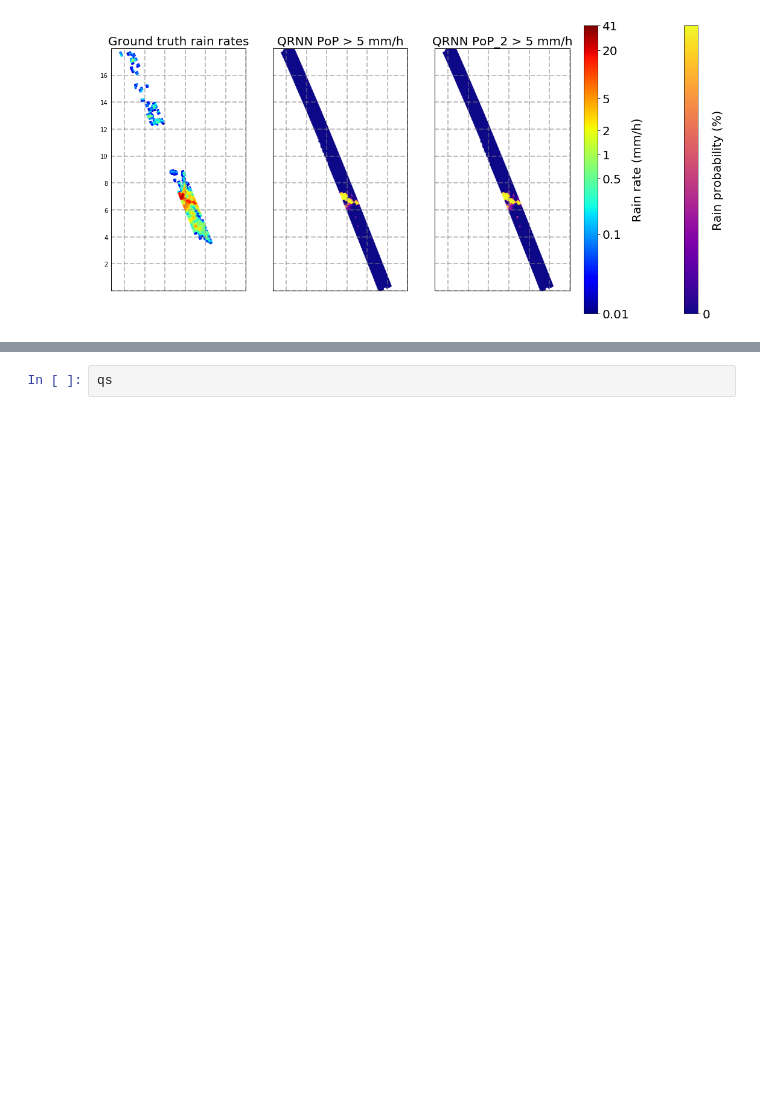
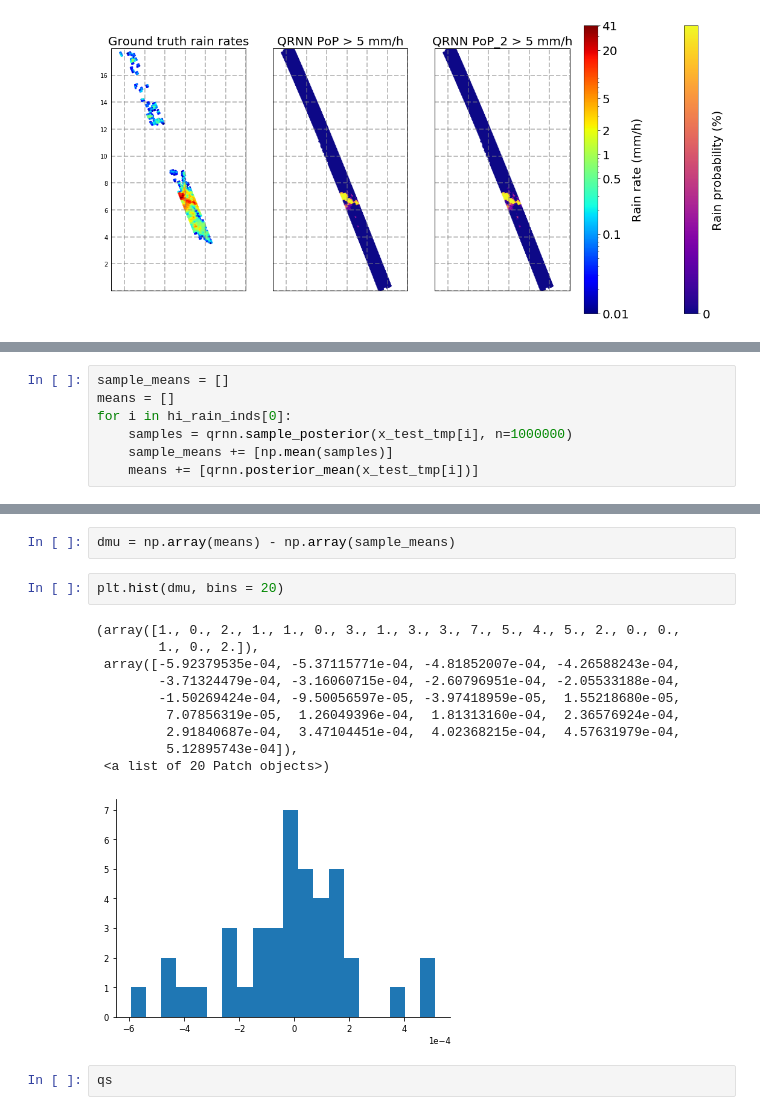
Before and after one commit to simonpf/qprof, a Jupyter notebook: notebooks/plot_test_scenes_ocean.ipynb, the cells around one changed output, grey strips where cells are left out. Cells and saved outputs as stored; diff of their text form; blank space fills up the shorter version.

```diff
--- a/notebooks/plot_test_scenes_ocean.ipynb
+++ b/notebooks/plot_test_scenes_ocean.ipynb
@@ -828,0 +857,7 @@ np.trapz?
+# %%
+sample_means = []
+means = []
+for i in hi_rain_inds[0]:
+    samples = qrnn.sample_posterior(x_test_tmp[i], n=1000000)
+    sample_means += [np.mean(samples)]
+    means += [qrnn.posterior_mean(x_test_tmp[i])]
@@ -829,3 +872,18 @@ np.trapz?
+# %%
+dmu = np.array(means) - np.array(sample_means)
+# %%
+plt.hist(dmu, bins = 20)
+# %% [output]
+(array([1., 0., 2., 1., 1., 0., 3., 1., 3., 3., 7., 5., 4., 5., 2., 0., 0.,
+        1., 0., 2.]),
+ array([-5.92379535e-04, -5.37115771e-04, -4.81852007e-04, -4.26588243e-04,
+        -3.71324479e-04, -3.16060715e-04, -2.60796951e-04, -2.05533188e-04,
+        -1.50269424e-04, -9.50056597e-05, -3.97418959e-05,  1.55218680e-05,
+         7.07856319e-05,  1.26049396e-04,  1.81313160e-04,  2.36576924e-04,
+         2.91840687e-04,  3.47104451e-04,  4.02368215e-04,  4.57631979e-04,
+         5.12895743e-04]),
+ <a list of 20 Patch objects>)
+[figure, added]
 # %%
 qs
 # %% [output]
```
Also changed, not shown: parts of 22 cells of this notebook, 8 other files.
